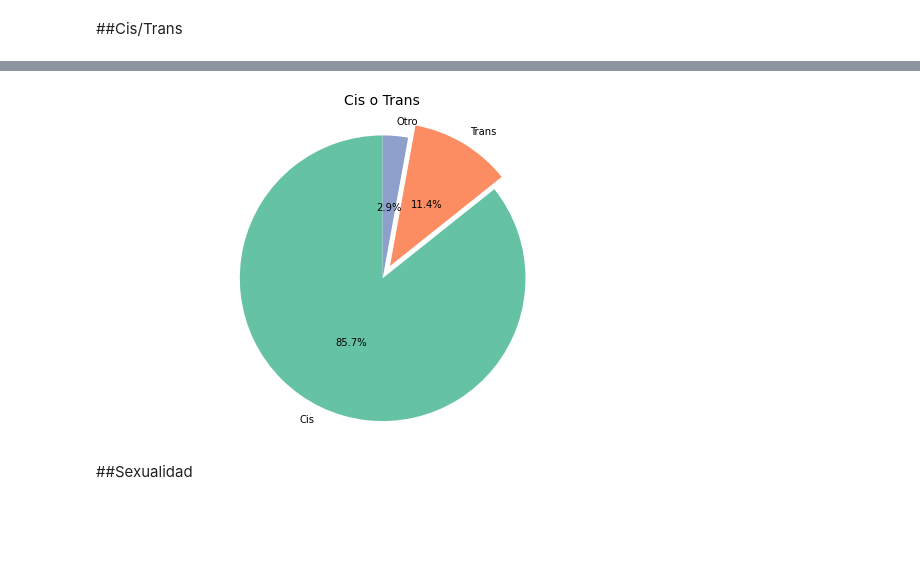
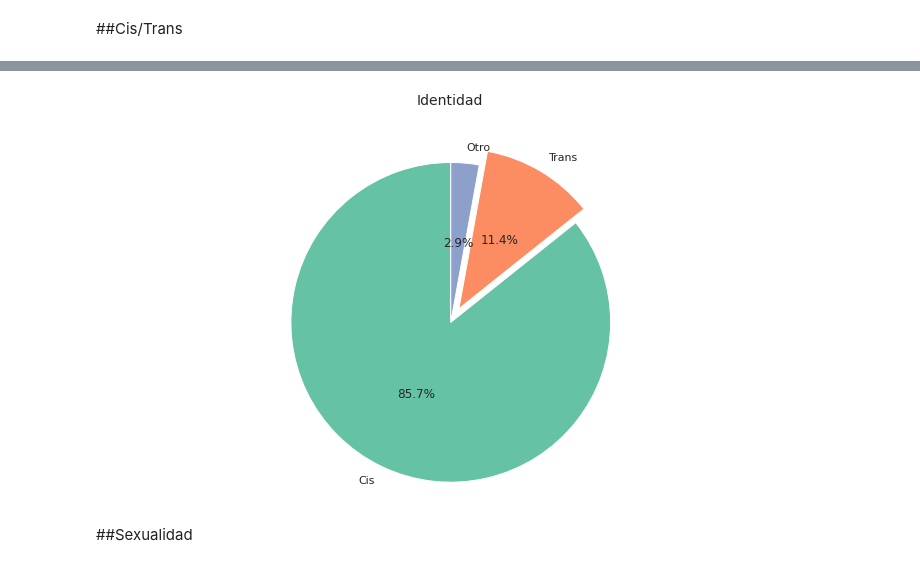
Before and after one commit to JuliMillan/Diversidad_rol, a Jupyter notebook: Copia_de_Diversidad_rol.ipynb, the cells around one changed output, grey strips where cells are left out. Saved outputs shown, nothing was run; the diff lists cells and outputs as text; code cells hidden in the pictures; blank space fills up the shorter version.

```diff
--- a/Copia_de_Diversidad_rol.ipynb
+++ b/Copia_de_Diversidad_rol.ipynb
@@ -14,6 +14,7 @@ from scipy import stats
 import folium
 import scipy.stats as ss
 import squarify
+plt.rcParams.update({'font.size':14})
 # %% [output]
 Requirement already satisfied: squarify in /usr/local/lib/python3.7/dist-packages (0.4.3)
 # %% [markdown]
@@ -36,16 +37,17 @@ def normalidad(datos, alfa):
 
 
 
-def pie_plot(datos, explode, titulo):
+def pie_plot(datos, explode, titulo, color=sns.color_palette('Set2')):
   d = datos.value_counts()
   pie, ax = plt.subplots(figsize=[10,6])
   labels=d.keys()
   plt.pie(x=d, autopct='%.1f%%',
           explode=explode, labels=labels,
           pctdistance=0.5, startangle=90,
-          colors = sns.color_palette('Set2'))
+          colors = color)
   ax.axis('equal')
-  plt.title('{}'.format(titulo), fontsize=14)
+  plt.title('{}'.format(titulo), fontsize=14, pad=30.0)
+  plt.tight_layout()
   return plt.show()
 
 
@@ -58,6 +60,7 @@ def tree_plot(datos, columna, titulo):
   d = pd.DataFrame(datos.value_counts().reset_index())
   d.columns = [columna, 'conteo']
   color=sns.color_palette("inferno")
+  fig, ax = plt.subplots(figsize=(10, 6))
   squarify.plot(sizes=d['conteo'], label=d[columna], alpha=.7, color=color)
   plt.axis('off')
   plt.title('{}'.format(titulo), fontsize=14)
@@ -338,7 +423,6 @@ sns.countplot(x="cistrans", data=df1, palette='rocket')
 # %%
-#datos = df1['cistrans']
-pie_plot(df1['cistrans'],[0,.1,0], 'Cis o Trans')
+pie_plot(df1['cistrans'],[0,.1,0], 'Identidad')
 # %% [output]
-[figure, old version]
+[figure, new version]
 # %% [markdown]
 ##Sexualidad
```
Also changed, not shown: parts of 46 cells of this notebook.
